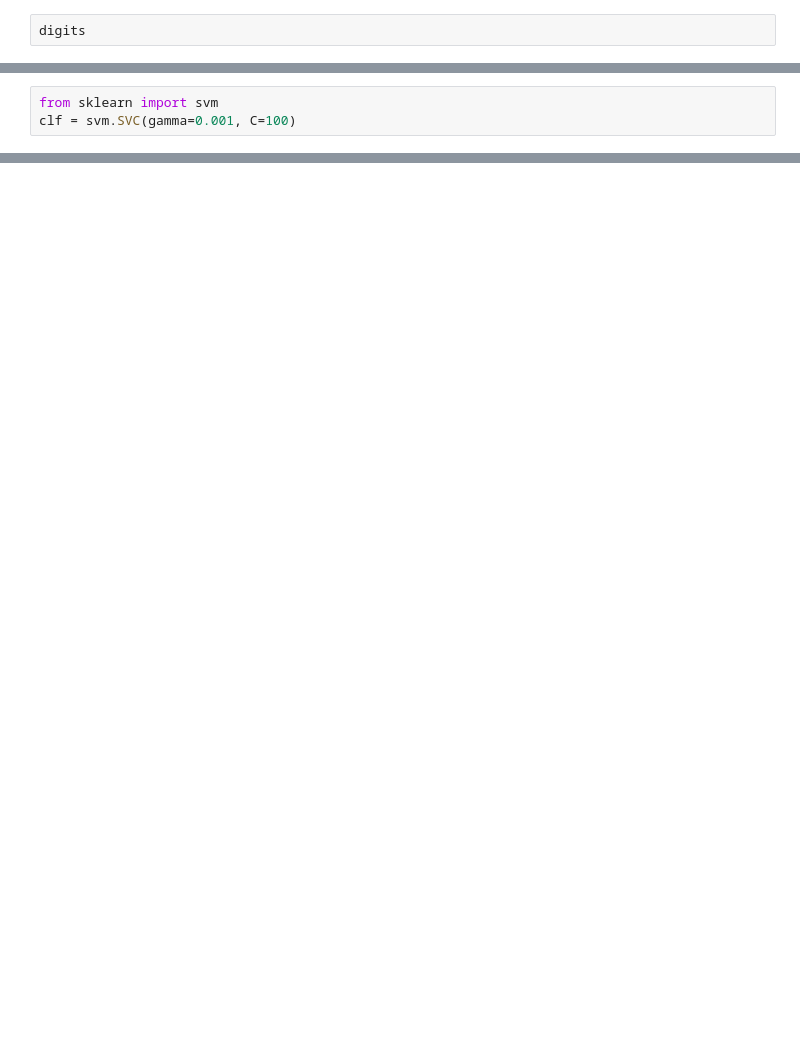
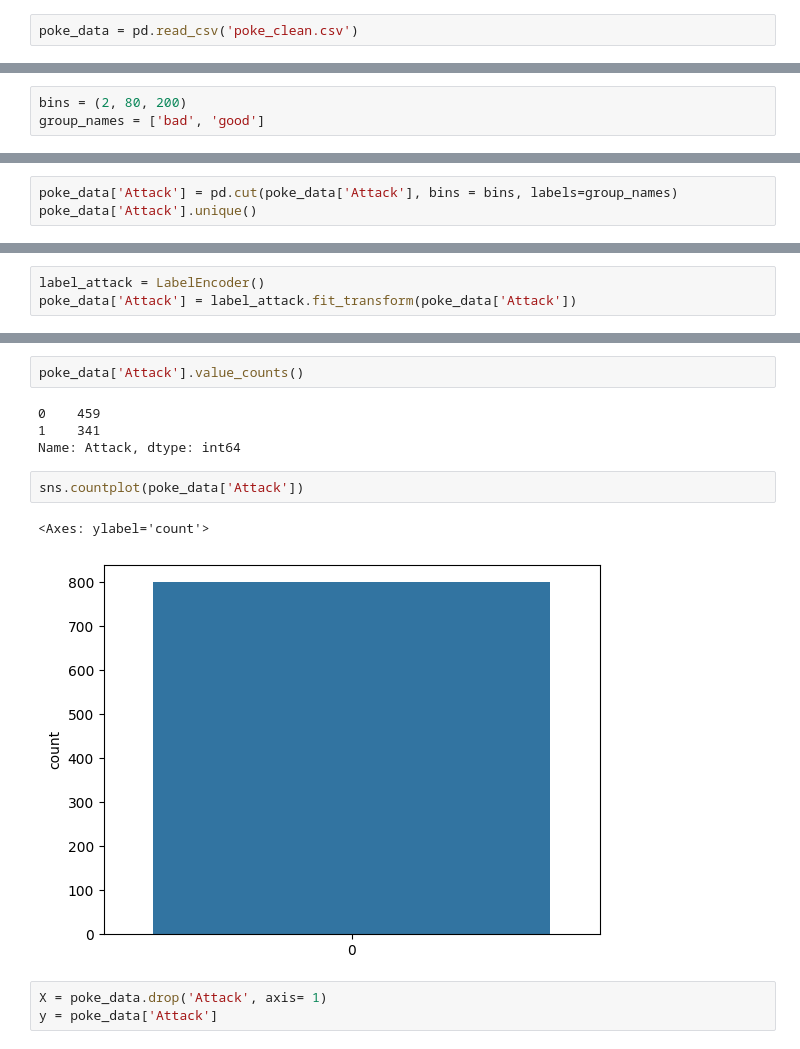
Before and after one commit to oleg-ggmon/data-analysis-project, a Jupyter notebook: scklearn_example.ipynb, the cells around one changed output, grey strips where cells are left out. Saved outputs shown, nothing was run; the diff lists cells and outputs as text; blank space fills up the shorter version.

```diff
--- a/scklearn_example.ipynb
+++ b/scklearn_example.ipynb
@@ -42,2 +37,2 @@ iris
 # %%
-digits
+poke_data = pd.read_csv('poke_clean.csv')
@@ -89,3 +105,3 @@ array([[ 0.,  0.,  5., 13.,  9.,  1.,  0.,  0.],
 # %%
-from sklearn import svm
-clf = svm.SVC(gamma=0.001, C=100)
+bins = (2, 80, 200)
+group_names = ['bad', 'good']
@@ -115,0 +108,3 @@ dtype('float32')
+# %%
+poke_data['Attack'] = pd.cut(poke_data['Attack'], bins = bins, labels=group_names)
+poke_data['Attack'].unique()
@@ -115,0 +114,3 @@ dtype('float32')
+# %%
+label_attack = LabelEncoder()
+poke_data['Attack'] = label_attack.fit_transform(poke_data['Attack'])
@@ -115,0 +127,14 @@ dtype('float32')
+# %%
+poke_data['Attack'].value_counts()
+# %% [output]
+0    459
+1    341
+Name: Attack, dtype: int64
+# %%
+sns.countplot(poke_data['Attack'])
+# %% [output]
+<Axes: ylabel='count'>
+[figure, added]
+# %%
+X = poke_data.drop('Attack', axis= 1)
+y = poke_data['Attack']
```
Also changed, not shown: parts of 22 cells of this notebook, 1 other file.
